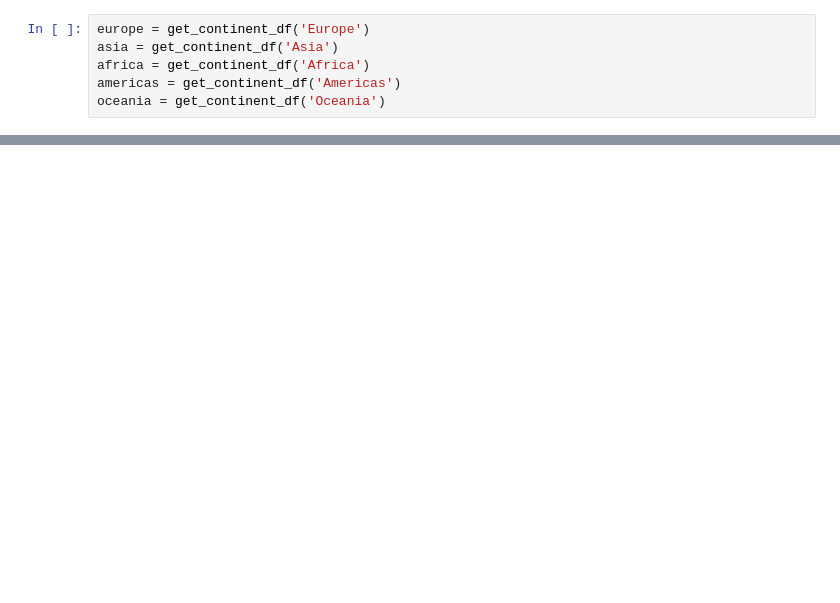
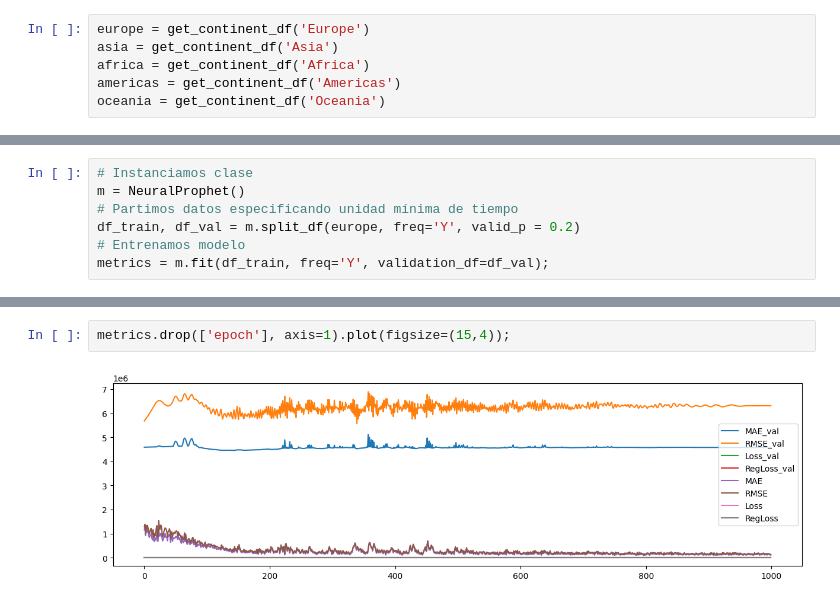
Before and after one commit to IoanaCretuAndrei/Refugee-flow-study, a Jupyter notebook: regression.ipynb, the cells around one changed output, grey strips where cells are left out. Cells and saved outputs as stored; diff of their text form; blank space fills up the shorter version.

```diff
--- a/regression.ipynb
+++ b/regression.ipynb
@@ -40,0 +60,7 @@ oceania = get_continent_df('Oceania')
+# %%
+# Instanciamos clase
+m = NeuralProphet()
+# Partimos datos especificando unidad mínima de tiempo
+df_train, df_val = m.split_df(europe, freq='Y', valid_p = 0.2)
+# Entrenamos modelo
+metrics = m.fit(df_train, freq='Y', validation_df=df_val);
@@ -40,0 +83,4 @@ oceania = get_continent_df('Oceania')
+# %%
+metrics.drop(['epoch'], axis=1).plot(figsize=(15,4));
+# %% [output]
+[figure, added]
```
Also changed, not shown: parts of 9 cells of this notebook, 11 other files.
